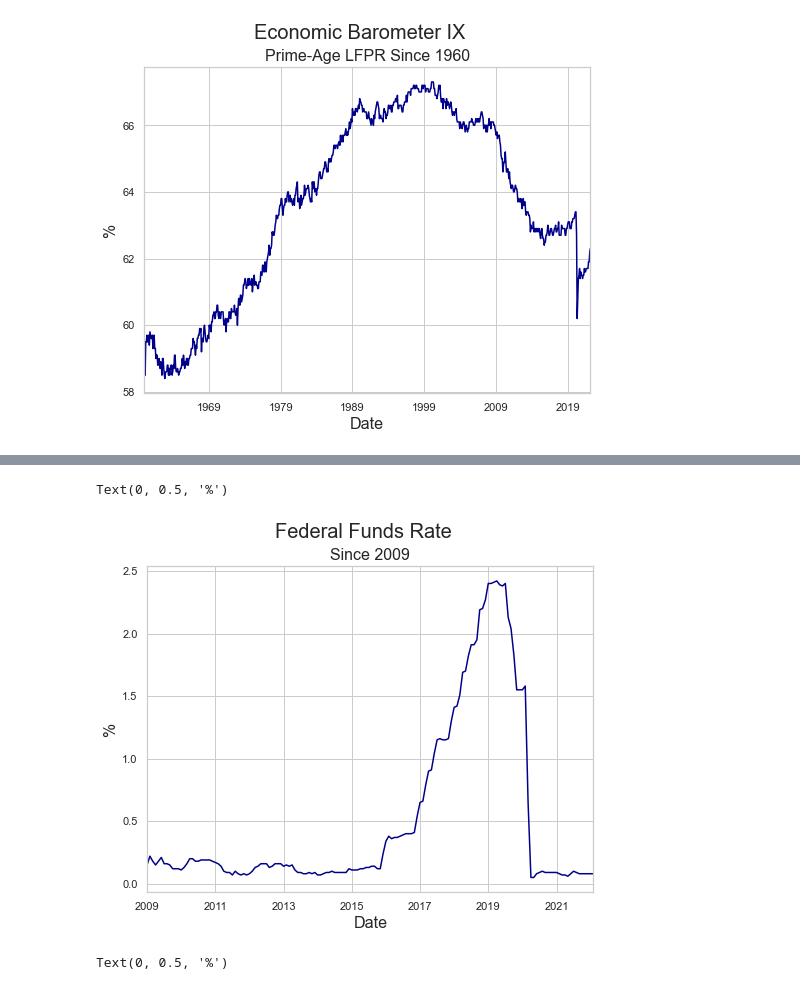
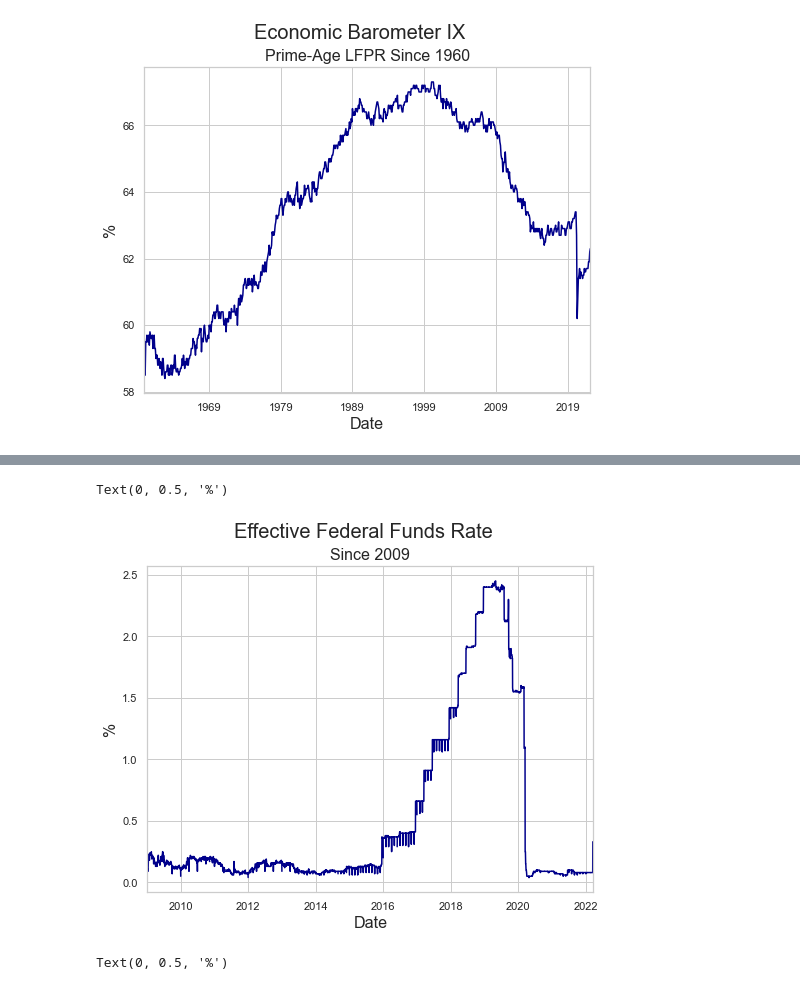
Before and after one commit to thsavage/Public-Presentations, a Jupyter notebook: Implications of the Current Economic Cycle for CRE.ipynb, the cells around one changed output, grey strips where cells are left out. Saved outputs shown, nothing was run; the diff lists cells and outputs as text; code cells hidden in the pictures.

```diff
--- a/Implications of the Current Economic Cycle for CRE.ipynb
+++ b/Implications of the Current Economic Cycle for CRE.ipynb
@@ -179,13 +179,13 @@ Text(0, 0.5, 'Thousands')
 # %%
-unemp_rate = fred.get_series("fedfunds", observation_start='2009-01-01')
+unemp_rate = fred.get_series("EFFR", observation_start='2009-01-01')
 unemp_rate.plot(color='darkblue', figsize=(8, 6))
-plt.suptitle('Federal Funds Rate', fontsize=20)
+plt.suptitle('Effective Federal Funds Rate', fontsize=20)
 plt.title('Since 2009', fontsize=16)
 plt.xlabel('Date', fontsize=16)
 plt.ylabel('%', fontsize=16)
 # %% [output]
 Text(0, 0.5, '%')
-[figure, old version]
+[figure, new version]
 # %%
 debt = fred.get_series("PSDOTUKA")
 debt.plot(color='darkblue', figsize=(8, 6))
```
Also changed, not shown: parts of 7 cells of this notebook, 1 other file.
